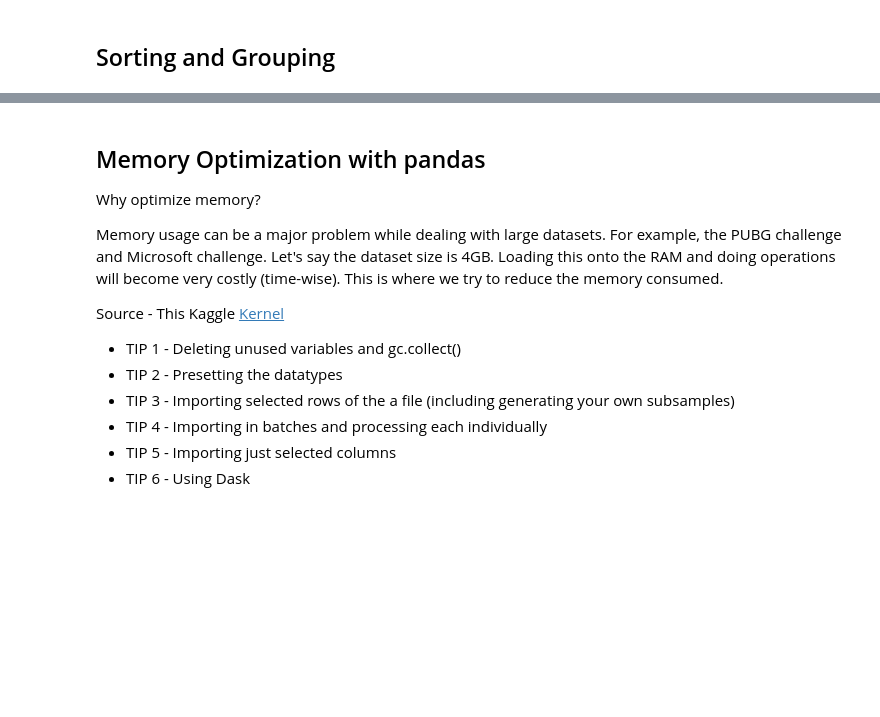
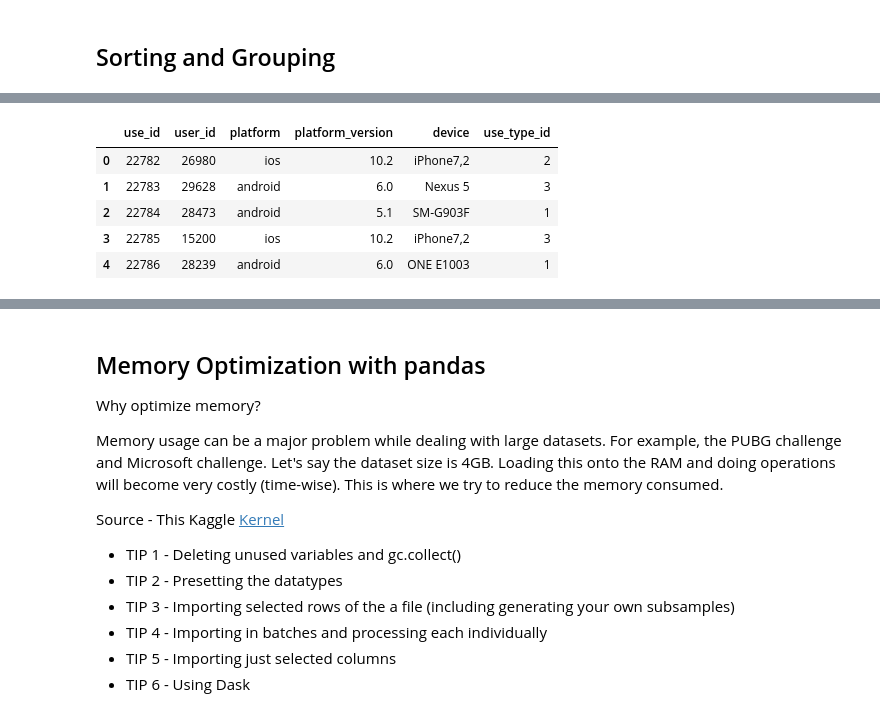
Before and after one commit to jishinkj/pandas-basics, a Jupyter notebook: pandas-basics.ipynb, the cells around one changed output, grey strips where cells are left out. Saved outputs shown, nothing was run; the diff lists cells and outputs as text; code cells hidden in the pictures; blank space fills up the shorter version.

```diff
--- a/pandas-basics.ipynb
+++ b/pandas-basics.ipynb
@@ -249,0 +266,10 @@ df['season'].nunique()
+# %%
+user_device = pd.read_csv("data/user_device.csv")
+user_device.head()
+# %% [output]
+|  | use_id | user_id | platform | platform_version | device | use_type_id |
+| 0 | 22782 | 26980 | ios | 10.2 | iPhone7,2 | 2 |
+| 1 | 22783 | 29628 | android | 6.0 | Nexus 5 | 3 |
+| 2 | 22784 | 28473 | android | 5.1 | SM-G903F | 1 |
+| 3 | 22785 | 15200 | ios | 10.2 | iPhone7,2 | 3 |
+| 4 | 22786 | 28239 | android | 6.0 | ONE E1003 | 1 |
```
Also changed, not shown: parts of 25 cells of this notebook, 4 other files.
